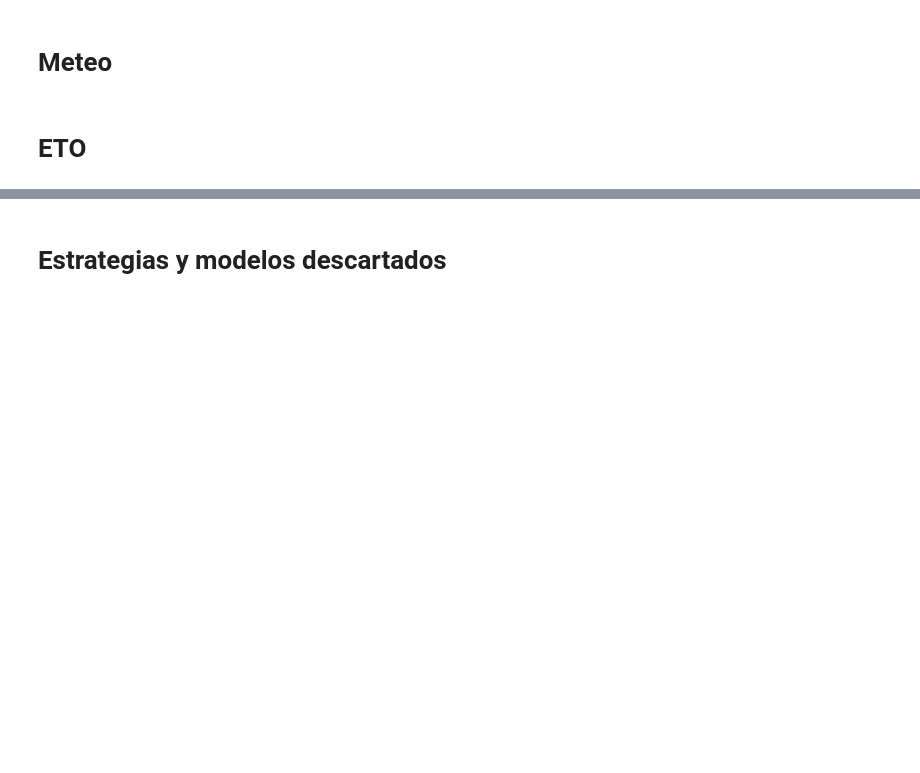
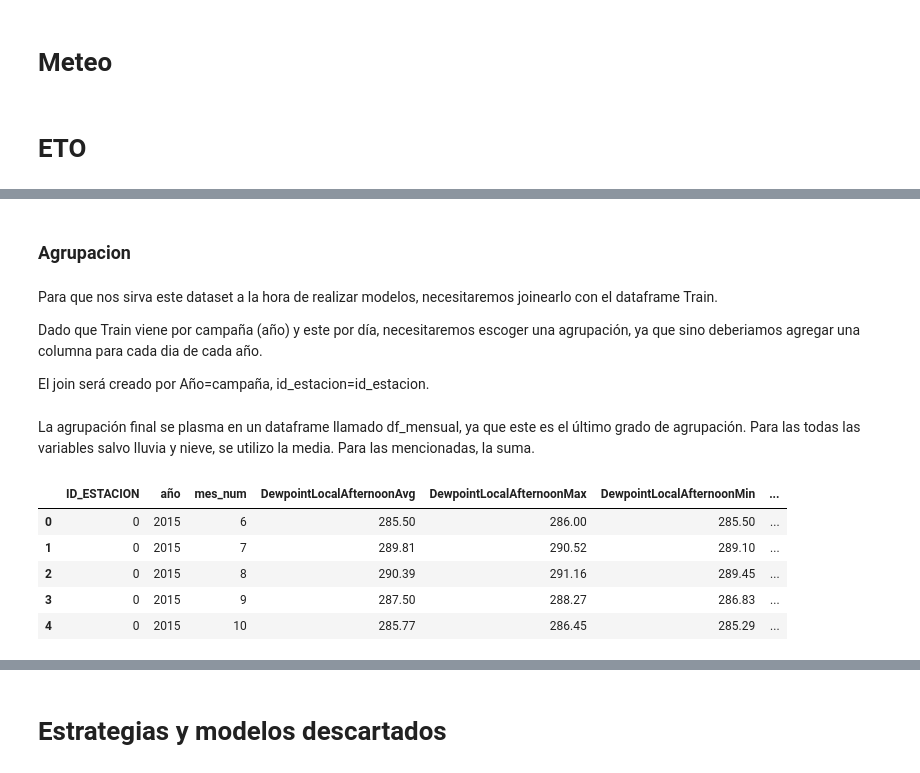
Before and after one commit to vitostamatti/datathon-cajamar-malbecs, a Jupyter notebook: notebooks/00-data-exploration/Exploracion_Malbecs.ipynb, the cells around one changed output, grey strips where cells are left out. Saved outputs shown, nothing was run; the diff lists cells and outputs as text; code cells hidden in the pictures; blank space fills up the shorter version.

```diff
--- a/notebooks/00-data-exploration/Exploracion_Malbecs.ipynb
+++ b/notebooks/00-data-exploration/Exploracion_Malbecs.ipynb
@@ -556,0 +627,3 @@ df['id_finca_percentiles'] = df.id_finca_percentiles.fillna(df_for_fe(df).id_fin
+# %%
+df_eto[['date']] = df_eto[['date']].applymap(str).applymap(lambda x: "{}/{}/{}".format(x[4:6],x[6:], x[0:4]))
+df_eto['date'] = pd.to_datetime(df_eto.date)
@@ -556,0 +632,4 @@ df['id_finca_percentiles'] = df.id_finca_percentiles.fillna(df_for_fe(df).id_fin
+# %%
+df_eto['mes']= df_eto.date.dt.month_name()
+df_eto['mes_num']= df_eto.date.dt.month
+df_eto['año']= df_eto.date.dt.year.astype("int32")
@@ -556,0 +641,10 @@ df['id_finca_percentiles'] = df.id_finca_percentiles.fillna(df_for_fe(df).id_fin
+# %% [markdown]
+### Agrupacion
+# %% [markdown]
+Para que nos sirva este dataset a la hora de realizar modelos, necesitaremos joinearlo con el dataframe Train.
+
+Dado que Train viene por campaña (año) y este por día, necesitaremos escoger una agrupación, ya que sino deberiamos agregar una columna para cada dia de cada año.
+
+El join será creado por Año=campaña, id_estacion=id_estacion.
+# %% [markdown]
+La agrupación final se plasma en un dataframe llamado df_mensual, ya que este es el último grado de agrupación. Para las todas las variables salvo lluvia y nieve, se utilizo la media. Para las mencionadas, la suma.
@@ -556,0 +659,9 @@ df['id_finca_percentiles'] = df.id_finca_percentiles.fillna(df_for_fe(df).id_fin
+# %%
+df_mensual.head()
+# %% [output]
+|  | ID_ESTACION | año | mes_num | DewpointLocalAfternoonAvg | DewpointLocalAfternoonMax | DewpointLocalAfternoonMin | ... |
+| 0 | 0 | 2015 | 6 | 285.50 | 286.00 | 285.50 | ... |
+| 1 | 0 | 2015 | 7 | 289.81 | 290.52 | 289.10 | ... |
+| 2 | 0 | 2015 | 8 | 290.39 | 291.16 | 289.45 | ... |
+| 3 | 0 | 2015 | 9 | 287.50 | 288.27 | 286.83 | ... |
+| 4 | 0 | 2015 | 10 | 285.77 | 286.45 | 285.29 | ... |
```
Also changed, not shown: parts of 33 cells of this notebook, 1 other file.
